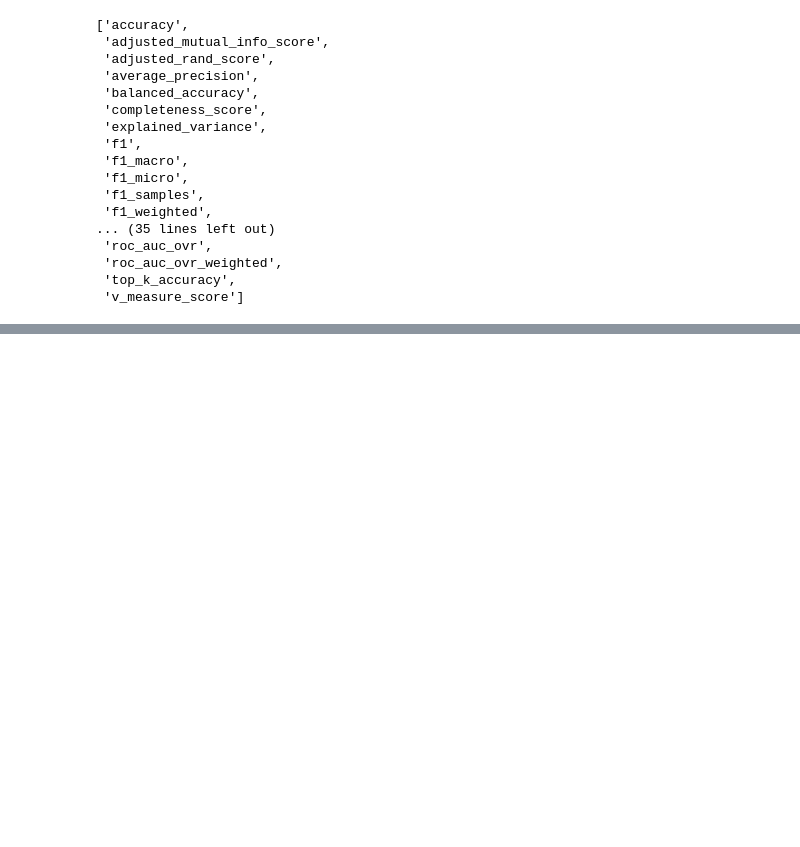
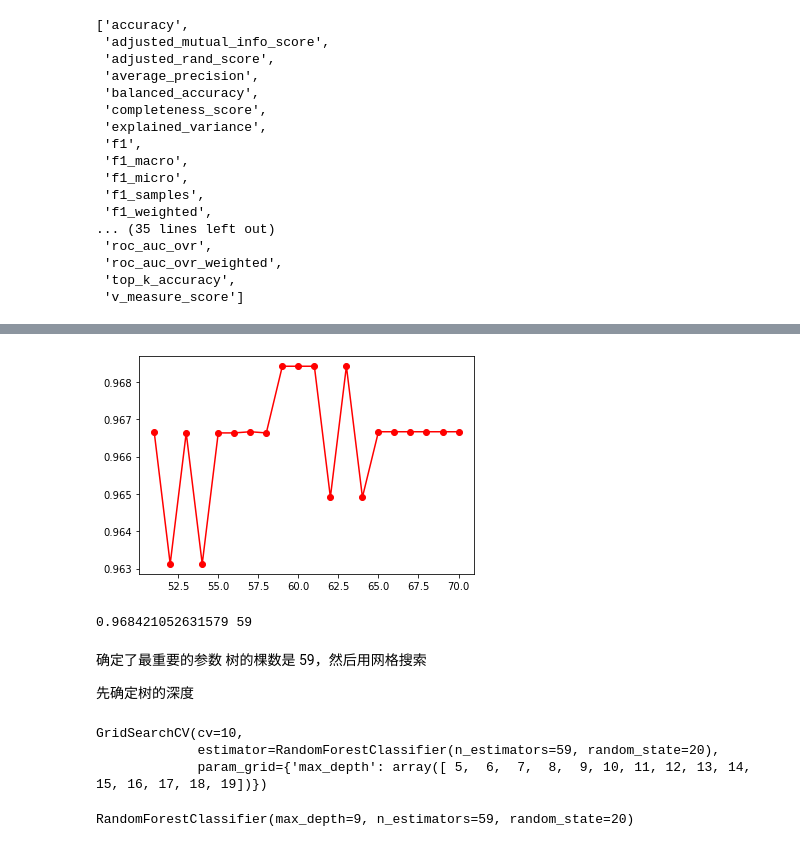
Before and after one commit to qitianyuu/sklearn, a Jupyter notebook: RandomForest_Code.ipynb, the cells around one changed output, grey strips where cells are left out. Cells and saved outputs as stored; diff of their text form; code cells hidden in the pictures; blank space fills up the shorter version.

```diff
--- a/RandomForest_Code.ipynb
+++ b/RandomForest_Code.ipynb
@@ -174,0 +326,21 @@ sorted(sklearn.metrics.SCORERS.keys())
+# %%
+scores = []
+for i in range(51,71,1):
+    rfc = ensemble.RandomForestClassifier(random_state=20, n_estimators = i)
+    score = cross_val_score(rfc, data.data, data.target, cv=10, scoring='accuracy').mean()
+    scores.append(score)
+# %%
+
+plt.figure()
+plt.plot(range(51,71,1),scores, 'ro-')
+plt.show()
+# %% [output]
+[figure, added]
+# %%
+print(max(scores), scores.index(max(scores))+51)
+# %% [output]
+0.968421052631579 59
+# %% [markdown]
+确定了最重要的参数 树的棵数是 59，然后用网格搜索
+
+先确定树的深度
@@ -174,0 +349,13 @@ sorted(sklearn.metrics.SCORERS.keys())
+# %%
+param = {'max_depth':np.arange(5,20,1)}
+rfc = ensemble.RandomForestClassifier(n_estimators = 59,random_state=20)
+GS = GridSearchCV(rfc, param, cv=10)
+GS.fit(data.data, data.target)
+# %% [output]
+GridSearchCV(cv=10,
+             estimator=RandomForestClassifier(n_estimators=59, random_state=20),
+             param_grid={'max_depth': array([ 5,  6,  7,  8,  9, 10, 11, 12, 13, 14, 15, 16, 17, 18, 19])})
+# %%
+GS.best_estimator_
+# %% [output]
+RandomForestClassifier(max_depth=9, n_estimators=59, random_state=20)
```
Also changed, not shown: parts of 39 cells of this notebook, 1 other file.
